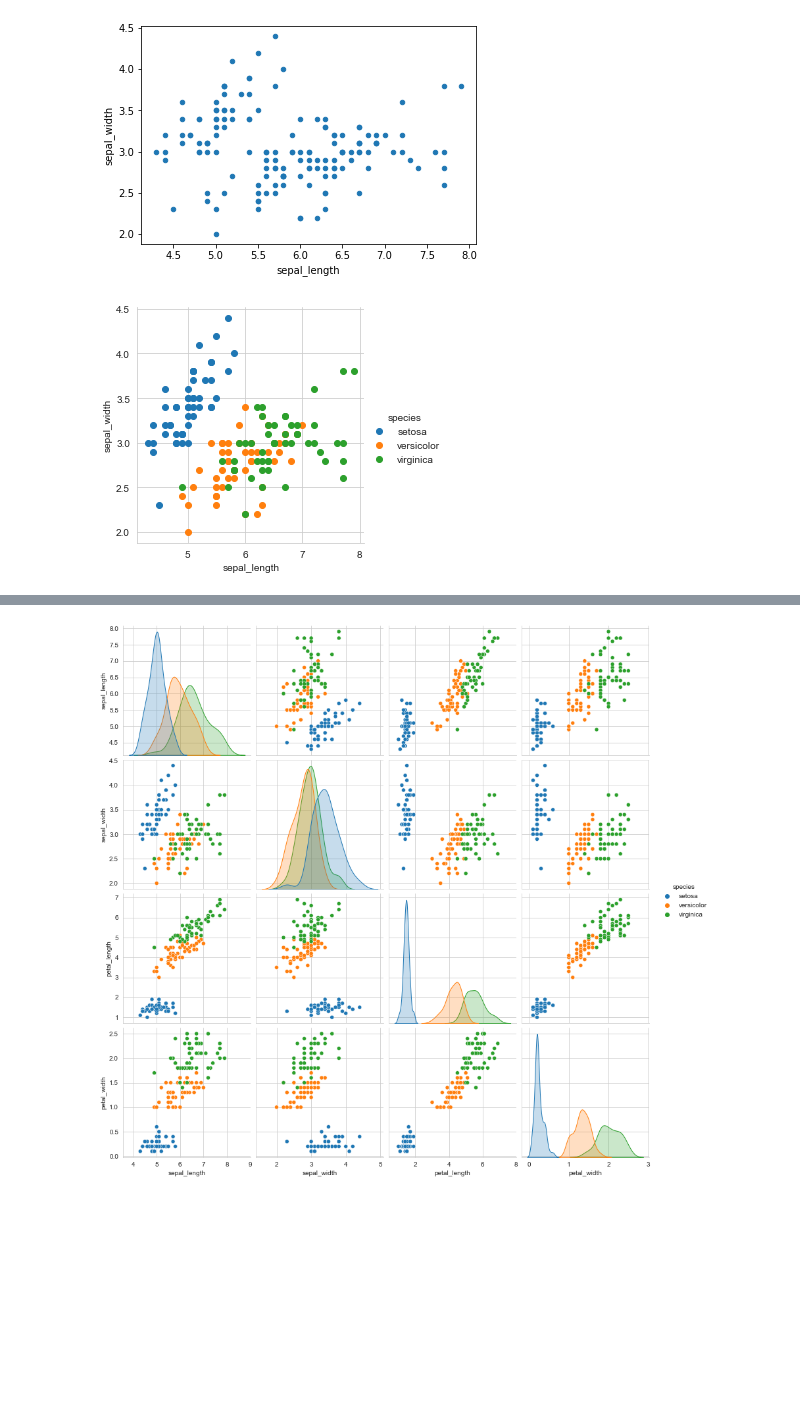
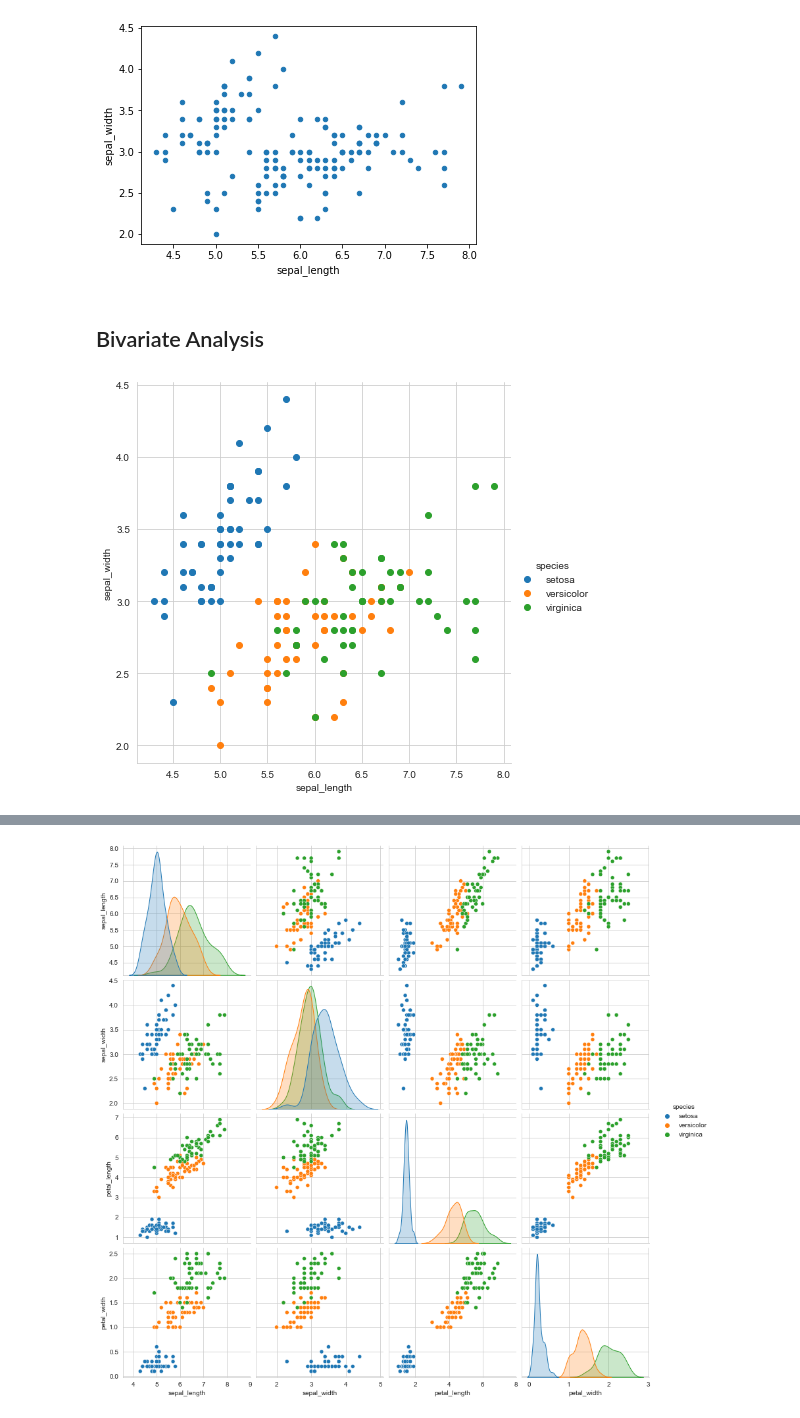
Before and after one commit to narottamgoyal/ML.Example.Walkthrough, a Jupyter notebook: iris_data_case_study/iris_data_case_study.ipynb, the cells around one changed output, grey strips where cells are left out. Cells and saved outputs as stored; diff of their text form; code cells hidden in the pictures; blank space fills up the shorter version.

```diff
--- a/iris_data_case_study/iris_data_case_study.ipynb
+++ b/iris_data_case_study/iris_data_case_study.ipynb
@@ -42,14 +42,16 @@ iris.plot(kind='scatter', x = "sepal_length", y='sepal_width')
 # %% [output]
 <AxesSubplot:xlabel='sepal_length', ylabel='sepal_width'>
 [figure]
+# %% [markdown]
+## Bivariate Analysis
 # %%
-sns.set_style()#'whitegrid')#whitegrid
+sns.set_style('whitegrid')#whitegrid
 sns.FacetGrid(iris, hue='species', size=4) \
                 .map(plt.scatter, "sepal_length", 'sepal_width') \
                 .add_legend()
 plt.show()
 # %% [output]
-[figure, old version]
+[figure, new version]
 # %%
 sns.set_style()#'whitegrid')#whitegrid
 sns.FacetGrid(iris, hue='species', size=6) \
```
Also changed, not shown: parts of 11 cells of this notebook, 2 other files.
